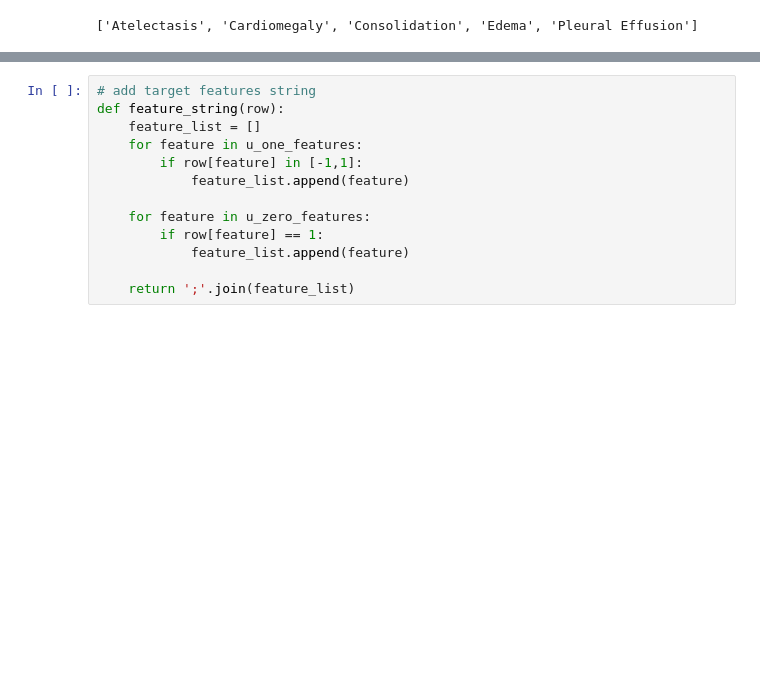
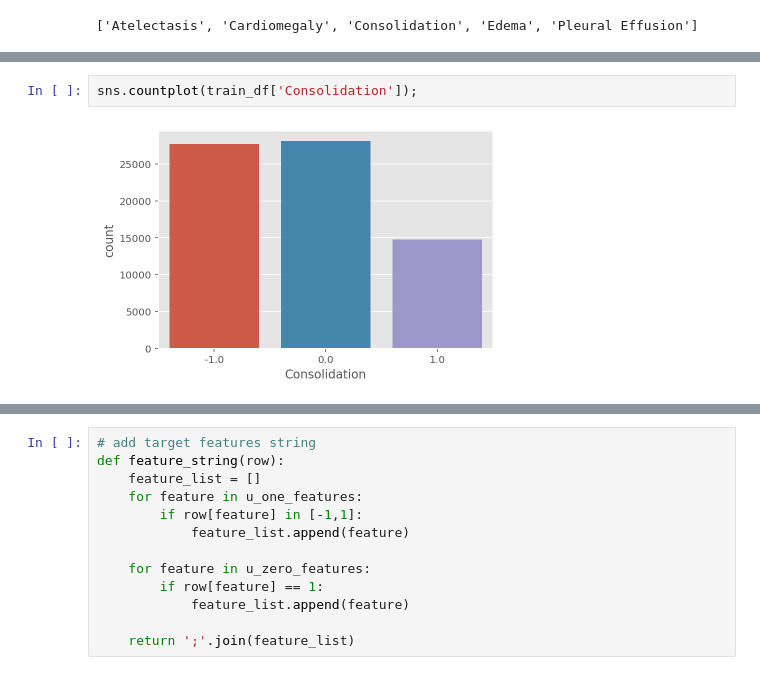
Before and after one commit to earny-joe/Springboard-DS-Portfolio, a Jupyter notebook: capstone_2/initial-exploration.ipynb, the cells around one changed output, grey strips where cells are left out. Saved outputs shown, nothing was run; the diff lists cells and outputs as text; blank space fills up the shorter version.

```diff
--- a/capstone_2/initial-exploration.ipynb
+++ b/capstone_2/initial-exploration.ipynb
@@ -175,0 +204,4 @@ u_zero_features = ['Cardiomegaly', 'Consolidation', 'Pleural Effusion']
+# %%
+sns.countplot(train_df['Consolidation']);
+# %% [output]
+[figure, added]
```
Also changed, not shown: parts of 11 cells of this notebook.
